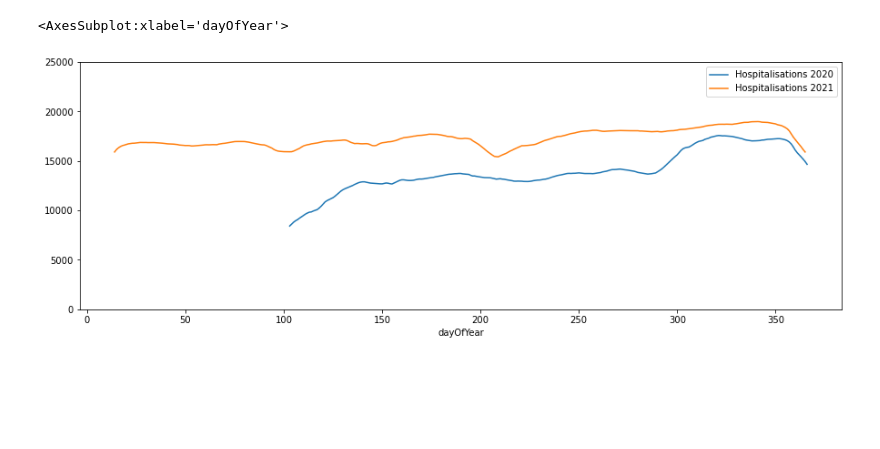
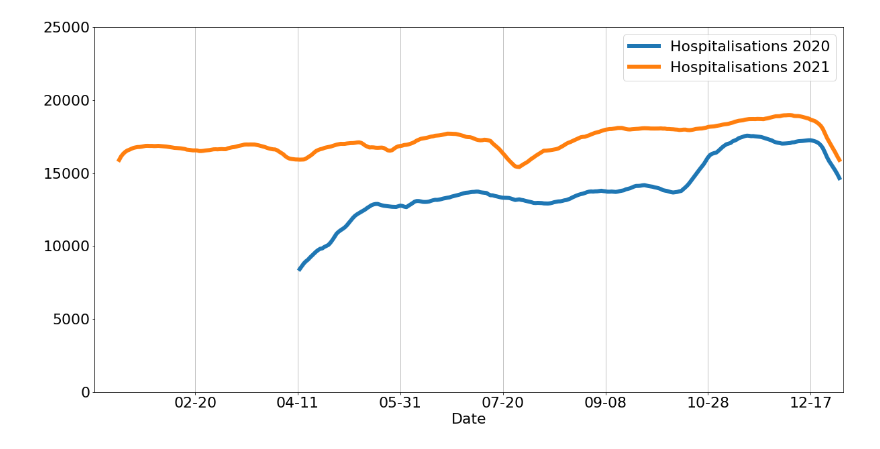
Before and after one commit to chris-ch/hosp, a Jupyter notebook: index.ipynb, the cells around one changed output. Drawn from its saved outputs; the diff is of its cells as text; code cells hidden in the pictures; blank space fills up the shorter version.

Commit message:
nicer chart

```diff
--- a/index.ipynb
+++ b/index.ipynb
@@ -120,5 +54 @@ df_hosp_ch_total_2021
 365 rows × 7 columns
-# %%
-import matplotlib.pyplot as plt
-plt.rcParams['figure.figsize'] = [15, 5]
-df_hosp_ch_total_2020.set_index('dayOfYear', inplace=False).rolling(window=14).mean()['Total'].plot()
@@ -128,6 +55,10 @@ df_hosp_ch_total_2020.set_index('dayOfYear', inplace=False).rolling(window=14).m
+# %%
+from matplotlib import pyplot
+pyplot.rcParams['figure.figsize'] = [20, 10]
+pyplot.rcParams.update({'font.size': 22})
 # %%
 df_2020 = df_hosp_ch_total_2020.set_index('dayOfYear', inplace=False).rolling(window=14).mean()['Total']
 df_2021 = df_hosp_ch_total_2021.set_index('dayOfYear', inplace=False).rolling(window=14).mean()['Total']
 df_2020.name = 'Hospitalisations 2020'
 df_2021.name = 'Hospitalisations 2021'
-output = pandas.DataFrame([df_2020, df_2021]).transpose()
+output = pandas.DataFrame([df_2020, df_2021]).transpose().sort_index(inplace=False)
@@ -151,5 +65,5 @@ output
-# %%
-output.plot(ylim=(0, 25000))
-# %% [output]
-<AxesSubplot:xlabel='dayOfYear'>
-[figure, removed]
+# %%
+chart = output.plot(kind='line', xlim=(1, 366), ylim=(0, 25000), xlabel='Date', linewidth=6)
+chart.grid(axis='x')
+# %% [output]
+[figure, added]
```
Also changed, not shown: parts of 11 cells of this notebook.
